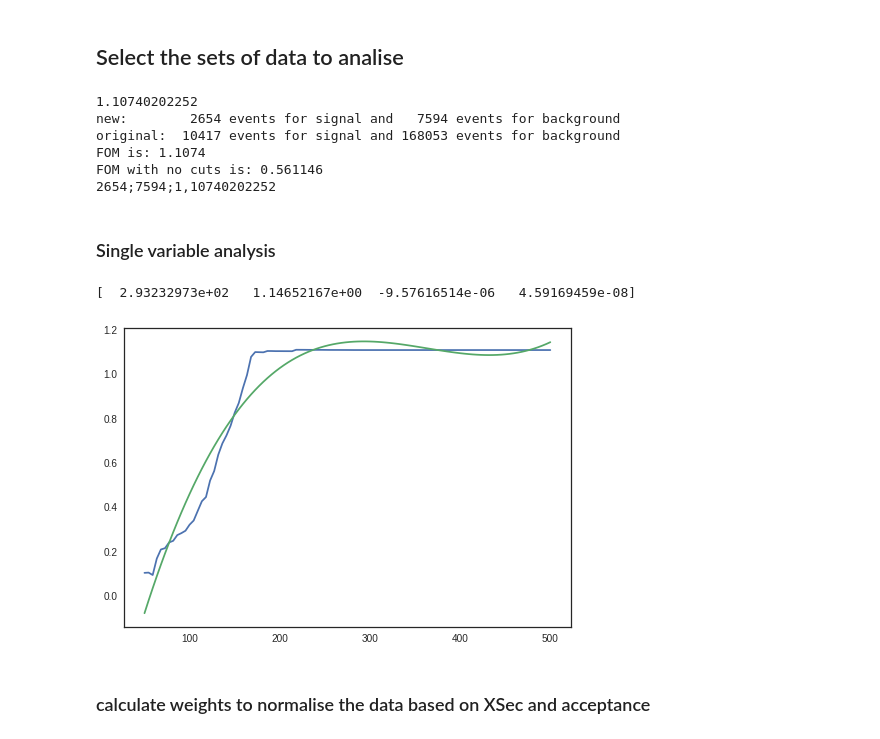
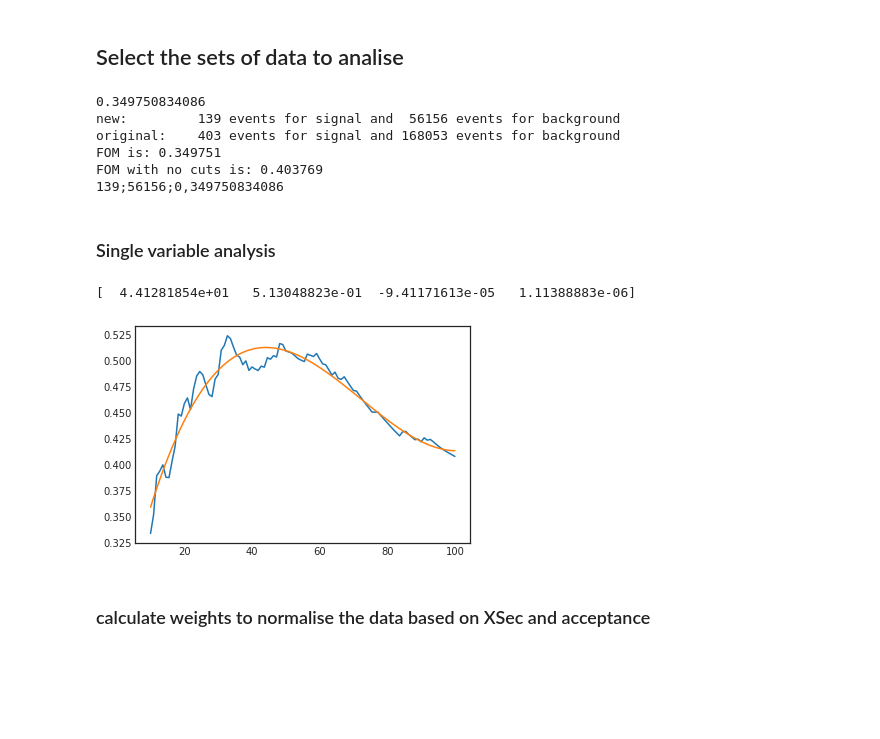
Before and after one commit to antcap96/estagio, a Jupyter notebook: Untitled.ipynb, the cells around one changed output. Saved outputs shown, nothing was run; the diff lists cells and outputs as text; code cells hidden in the pictures; blank space fills up the shorter version.

Commit message:
fix plot bug

```diff
--- a/Untitled.ipynb
+++ b/Untitled.ipynb
@@ -36,7 +36,7 @@ allSignalAcceptance = allSignalSkimSize/allSignalFullSize
 
 backgroundFullSize = [92925926, 47502020]
 backgroundSkimSize = [166157, 1896]
-backgroundXSec = [816, 4220]
+backgroundXSec = [816, 42200]
 backgroundAcceptance = [a/b for a,b in zip(backgroundSkimSize, backgroundFullSize)]
 
 allBackgroundFullSize = sum(backgroundFullSize)
@@ -105,10 +105,10 @@ print("{} background events".format(len(allBackgroundData)))
 luminosity = 7
 
 def SignalSignificanceSelector(SignalSignificance):
-    sorted(SignalSignificance)[0:min(len(SignalSignificance), 3)]
-    return min(SignalSignificance)
+    temp = sorted(SignalSignificance)[0:min(len(SignalSignificance), 3)]
+    return sum(temp)/len(temp)
 
-def calculateFOM(Signals, Backgounds, signalIdx=range(len(signalData)), backgroundIdx=range(len(backgroundData))):
+def calculateFOM(Signals, Backgounds, signalIdx, backgroundIdx, minimum=False):
     s_signal, s_background = [], 0
     for i, signal in enumerate(Signals):
         s_signal.append(len(signal) * signalXSec[signalIdx[i]] / signalFullSize[signalIdx[i]] * luminosity)
@@ -116,12 +116,15 @@ def calculateFOM(Signals, Backgounds, signalIdx=range(len(signalData)), backgrou
     for i, background in enumerate(Backgounds):
         s_background += len(background) * backgroundXSec[backgroundIdx[i]] / backgroundFullSize[backgroundIdx[i]] * luminosity
 
-    return SignalSignificanceSelector(s_signal) / sqrt(s_background)
+    if s_background != 0:
+        return SignalSignificanceSelector(s_signal) / sqrt(s_background)
+    else:
+        return -1
 # %% [markdown]
 ## Select the sets of data to analise
 # %%
 # Indexes to merge and analise
-signalIdx = range(len(signalData))
+signalIdx = [0] #range(len(signalData))
 backgroundIdx = range(len(backgroundData))
 
 # Create a new variable with the data to analise
@@ -137,7 +140,6 @@ allBackgroundAnal = backgroundAnal[0]
 for i in range(1, len(backgroundAnal)):
     allBackgroundAnal = allBackgroundAnal.append(backgroundAnal[i], ignore_index=True)
 
-
 # Variables to create the cuts
 
 signalSelector = [pandas.Series(np.ones(len(signal_anal), dtype=bool)) for signal_anal in signalAnal]
@@ -149,9 +151,13 @@ backgroundSelector = [pandas.Series(np.ones(len(background_anal), dtype=bool)) f
 
 for selector, analData in [(signalSelector, signalAnal), (backgroundSelector, backgroundAnal)]:
     for i in range(len(selector)):
-        selector[i] = selector[i] & (((analData[i]['h_bb_mass']-111)/52)**2 + ((analData[i]['h_tt_mass']-103)/40)**2 < 1)
+        selector[i] = selector[i] & (analData[i]['b_0_csv'] > 0.8)
+        selector[i] = selector[i] & (analData[i]['b_1_csv'] > 0.8)
+        #selector[i] = selector[i] & ((analData[i]['h_bb_mass'] < 160) & (analData[i]['h_bb_mass'] > 90))
+        #selector[i] = selector[i] & ((analData[i]['h_tt_mass'] < 160) & (analData[i]['h_tt_mass'] > 80))
+        #selector[i] = selector[i] & (((analData[i]['h_bb_mass']-116)/35)**2 + ((analData[i]['h_tt_mass']-111)/45)**2 < 1)
         #selector[i] = selector[i] & (analData[i]['b_0_pT'] < 130)
-        selector[i] = selector[i] & (analData[i]['t_1_pT'] < 60) #ok cut for all together
+        #selector[i] = selector[i] & (analData[i]['t_1_pT'] < 60) #ok cut for all together
         #selector[i] = selector[i] & (analData[i]['t_0_pT'] > 30) #cuts a lot of signal
         #selector[i] = selector[i] & (analData[i]['h_tt_pT'] < 160)
         #selector[i] = selector[i] & (analData[i]['h_bb_pT'] < 60)
@@ -159,7 +165,7 @@ for selector, analData in [(signalSelector, signalAnal), (backgroundSelector, ba
         #selector[i] = selector[i] & (analData[i]['diH_pT'] < 160) #bad cut
         #selector[i] = selector[i] & (analData[i]['hT'] < 250)
         #selector[i] = selector[i] & (analData[i]['sT'] < 250)
-        selector[i] = selector[i] & (analData[i]['mT'] < 42) # ok cut with all together
+        #selector[i] = selector[i] & (analData[i]['mT'] < 42) # ok cut with all together
         pass
 
 # Data after cuts
@@ -191,12 +197,12 @@ print("FOM with no cuts is: {:.6}".format(calculateFOM(signalAnal, backgroundAna
 # for excel
 print(len(allCutSignalAnal), len(allCutBackgroundAnal), str(calculateFOM(cutSignalAnal, cutBackgroundAnal, signalIdx, backgroundIdx)).replace('.',','), sep=';')
 # %% [output]
-1.10740202252
-new:        2654 events for signal and   7594 events for background
-original:  10417 events for signal and 168053 events for background
-FOM is: 1.1074
-FOM with no cuts is: 0.561146
-2654;7594;1,10740202252
+0.349750834086
+new:         139 events for signal and  56156 events for background
+original:    403 events for signal and 168053 events for background
+FOM is: 0.349751
+FOM with no cuts is: 0.403769
+139;56156;0,349750834086
 # %% [markdown]
 ### Single variable analysis
 # %%
@@ -239,10 +245,10 @@ def AcceptanceAfterCuts(varToAnalise, limit, fit=False, upperLimit=True, p0=None
 
         plt.plot(x, taylorExpand(x, *popt))
 # %%
-AcceptanceAfterCuts('b_0_pT', limit=[50,500], upperLimit=True, fit=True)
+AcceptanceAfterCuts('mT', limit=[10,100], upperLimit=True, fit=True)
 # %% [output]
-[  2.93232973e+02   1.14652167e+00  -9.57616514e-06   4.59169459e-08]
+[  4.41281854e+01   5.13048823e-01  -9.41171613e-05   1.11388883e-06]
-[figure, old version]
+[figure, new version]
 # %% [markdown]
 ### calculate weights to normalise the data based on XSec and acceptance
 # %%
```
Also changed, not shown: parts of 22 cells of this notebook.
